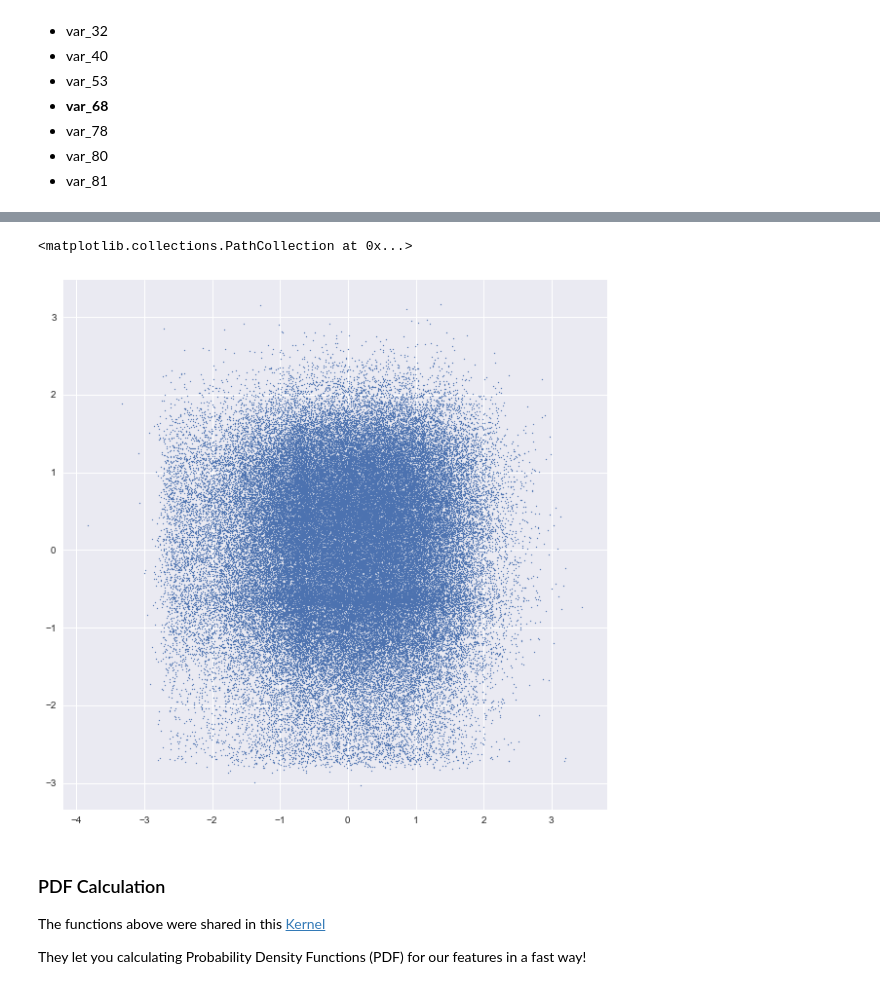
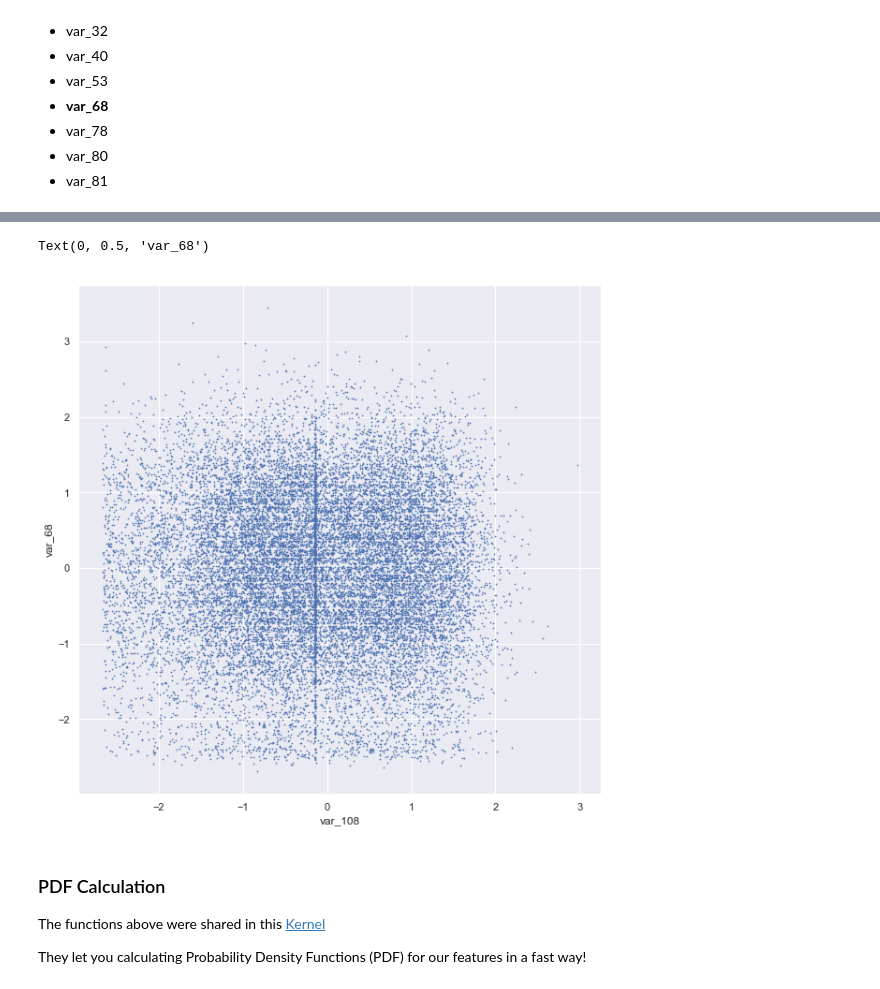
Before and after one commit to FedericoRaimondi/myProjects, a Jupyter notebook: Santander_Customer_Transaction_Prediction/Exploratory_Data_Analysis/Data Exploration.ipynb, the cells around one changed output, grey strips where cells are left out. Saved outputs shown, nothing was run; the diff lists cells and outputs as text; code cells hidden in the pictures.

```diff
--- a/Santander_Customer_Transaction_Prediction/Exploratory_Data_Analysis/Data Exploration.ipynb
+++ b/Santander_Customer_Transaction_Prediction/Exploratory_Data_Analysis/Data Exploration.ipynb
@@ -367,10 +367,12 @@ plt.show()
 # %%
 fig = plt.figure(figsize=(10,10))
 ax = fig.add_subplot(111)
-ax.scatter(df_test_real['var_0'].values, df_test_real['var_2'].values, s=1)
+ax.scatter(df_train[df_train['target']>0]['var_108'].values, df_train[df_train['target']>0]['var_68'].values, s=0.5)
+ax.set_xlabel('var_108')
+ax.set_ylabel('var_68')
 # %% [output]
-<matplotlib.collections.PathCollection at 0x...>
+Text(0, 0.5, 'var_68')
-[figure, old version]
+[figure, new version]
 # %% [markdown]
 ### PDF Calculation
 
```
Also changed, not shown: parts of 7 cells of this notebook.
